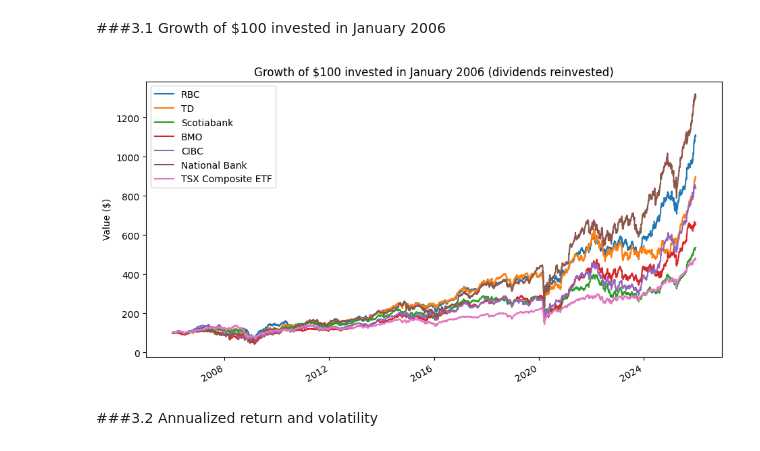
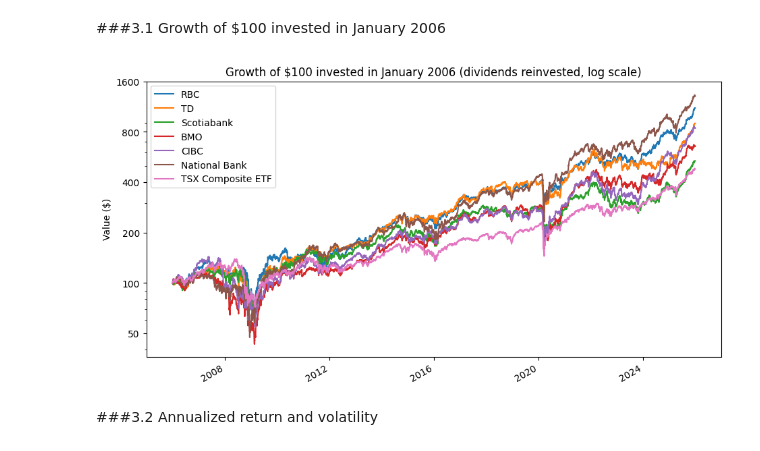
Before and after one commit to quentin-garcia-3b1724235/canadian-banks-portfolio-analysis, a Jupyter notebook: notebooks/canadian_banks_analysis.ipynb, the cells around one changed output. Cells and saved outputs as stored; diff of their text form; code cells hidden in the pictures.

```diff
--- a/notebooks/canadian_banks_analysis.ipynb
+++ b/notebooks/canadian_banks_analysis.ipynb
@@ -337,19 +340,23 @@ Measure the return, risk and risk-adjusted return of each bank and of the benchm
 ###3.1 Growth of $100 invested in January 2006
 # %%
 import matplotlib.pyplot as plt
+from matplotlib.ticker import NullFormatter, ScalarFormatter
 
 NAMES = {**TICKERS, **BENCHMARK}
 
 growth = 100 * prices_clean / prices_clean.iloc[0]
 growth = growth.rename(columns=NAMES)
 
-ax = growth.plot(figsize=(11, 6))
-ax.set_title("Growth of $100 invested in January 2006 (dividends reinvested)")
+ax = growth.plot(figsize=(11, 6), logy=True)
+ax.set_yticks([50, 100, 200, 400, 800, 1600])
+ax.yaxis.set_major_formatter(ScalarFormatter())
+ax.yaxis.set_minor_formatter(NullFormatter())
+ax.set_title("Growth of $100 invested in January 2006 (dividends reinvested, log scale)")
 ax.set_ylabel("Value ($)")
 ax.set_xlabel("")
 plt.show()
 # %% [output]
-[figure, old version]
+[figure, new version]
 # %% [markdown]
 ###3.2 Annualized return and volatility
 # %%
```
Also changed, not shown: parts of 8 cells of this notebook.
